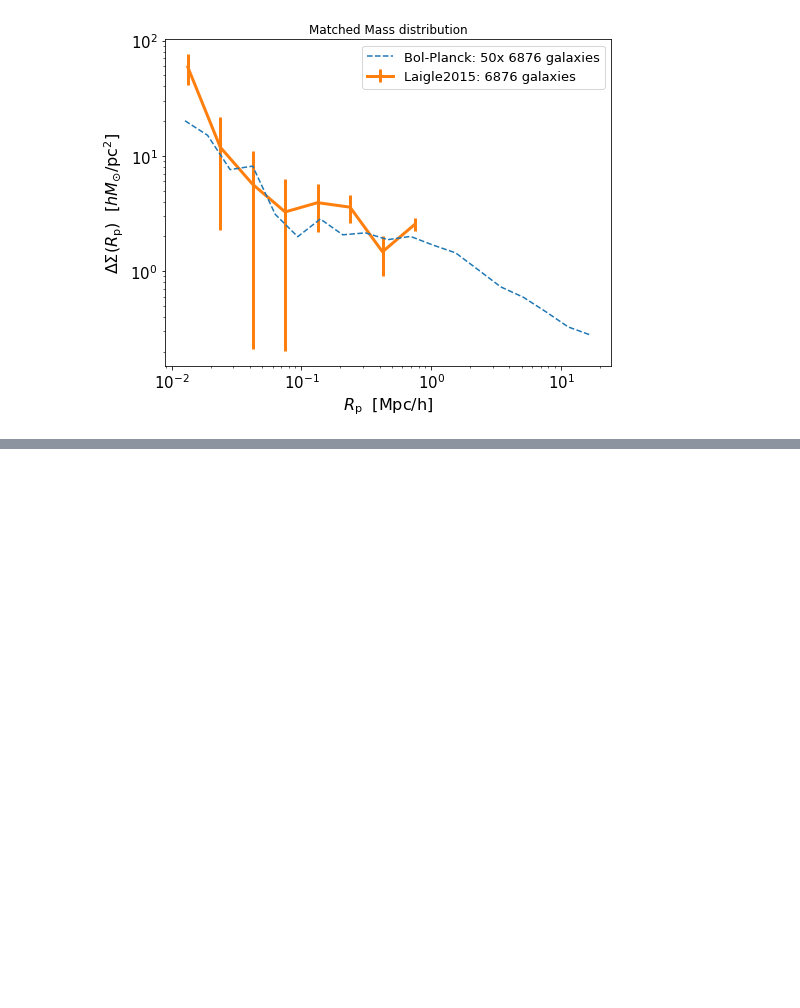
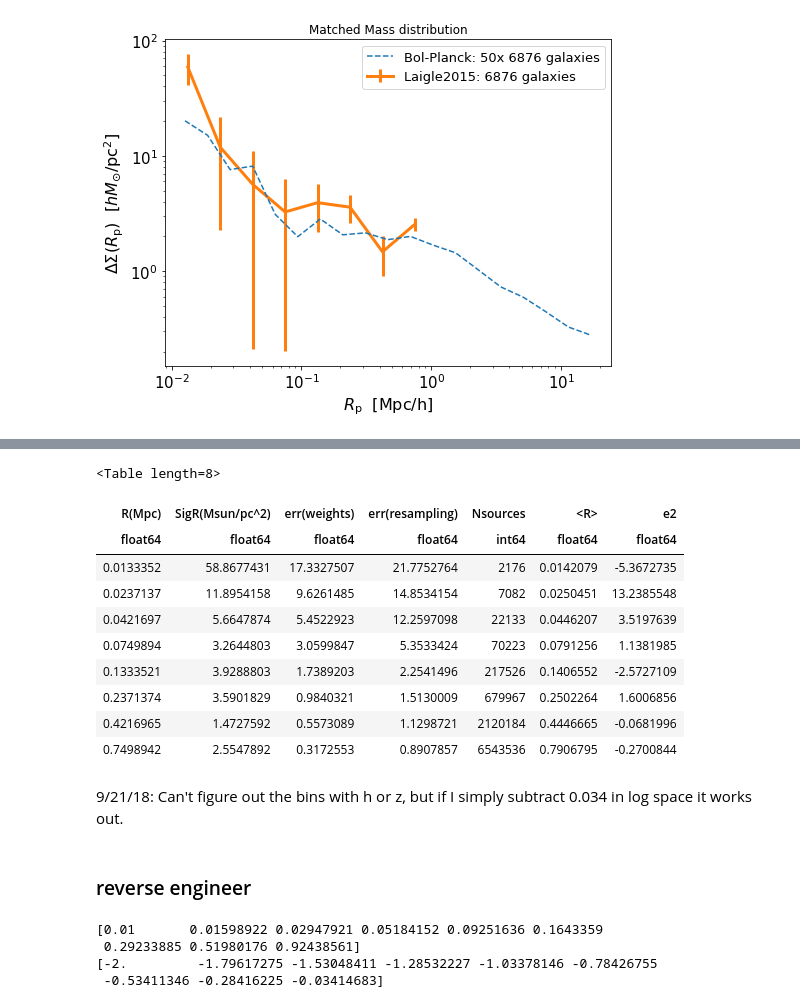
Before and after one commit to f-ardila/dwarf_lensing, a Jupyter notebook: dwarf_lensing.ipynb, the cells around one changed output, grey strips where cells are left out. Drawn from its saved outputs; the diff is of its cells as text; code cells hidden in the pictures; blank space fills up the shorter version.

```diff
--- a/dwarf_lensing.ipynb
+++ b/dwarf_lensing.ipynb
@@ -944,0 +1094,19 @@ ascii.write(data, 'BolPlanck_r_DS_50.txt')
+# %%
+cosmos_lensing_signal
+# %% [output]
+<Table length=8>
+| R(Mpc) | SigR(Msun/pc^2) | err(weights) | err(resampling) | Nsources | <R> | e2 |
+| float64 | float64 | float64 | float64 | int64 | float64 | float64 |
+| 0.0133352 | 58.8677431 | 17.3327507 | 21.7752764 | 2176 | 0.0142079 | -5.3672735 |
+| 0.0237137 | 11.8954158 | 9.6261485 | 14.8534154 | 7082 | 0.0250451 | 13.2385548 |
+| 0.0421697 | 5.6647874 | 5.4522923 | 12.2597098 | 22133 | 0.0446207 | 3.5197639 |
+| 0.0749894 | 3.2644803 | 3.0599847 | 5.3533424 | 70223 | 0.0791256 | 1.1381985 |
+| 0.1333521 | 3.9288803 | 1.7389203 | 2.2541496 | 217526 | 0.1406552 | -2.5727109 |
+| 0.2371374 | 3.5901829 | 0.9840321 | 1.5130009 | 679967 | 0.2502264 | 1.6006856 |
+| 0.4216965 | 1.4727592 | 0.5573089 | 1.1298721 | 2120184 | 0.4446665 | -0.0681996 |
+| 0.7498942 | 2.5547892 | 0.3172553 | 0.8907857 | 6543536 | 0.7906795 | -0.2700844 |
+# %% [markdown]
+9/21/18:
+Can't figure out the bins with h or z, but if I simply subtract 0.034 in log space it works out.
+# %% [markdown]
+### reverse engineer
@@ -944,0 +1127,9 @@ ascii.write(data, 'BolPlanck_r_DS_50.txt')
+# %%
+array = reverse_annular_area_weighted_midpoints(cosmos_lensing_signal['R(Mpc)'], 0.01, 1.0)
+print array
+print np.log10(array)
+# %% [output]
+[0.01       0.01598922 0.02947921 0.05184152 0.09251636 0.1643359
+ 0.29233885 0.51980176 0.92438561]
+[-2.         -1.79617275 -1.53048411 -1.28532227 -1.03378146 -0.78426755
+ -0.53411346 -0.28416225 -0.03414683]
```
Also changed, not shown: parts of 40 cells of this notebook.
